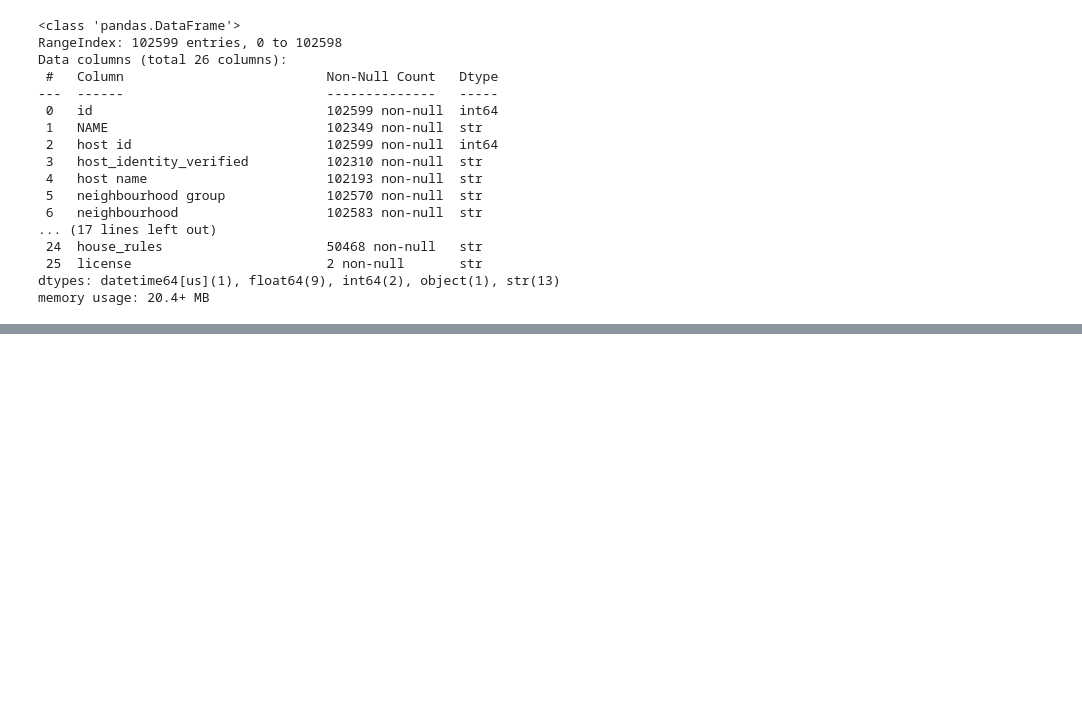
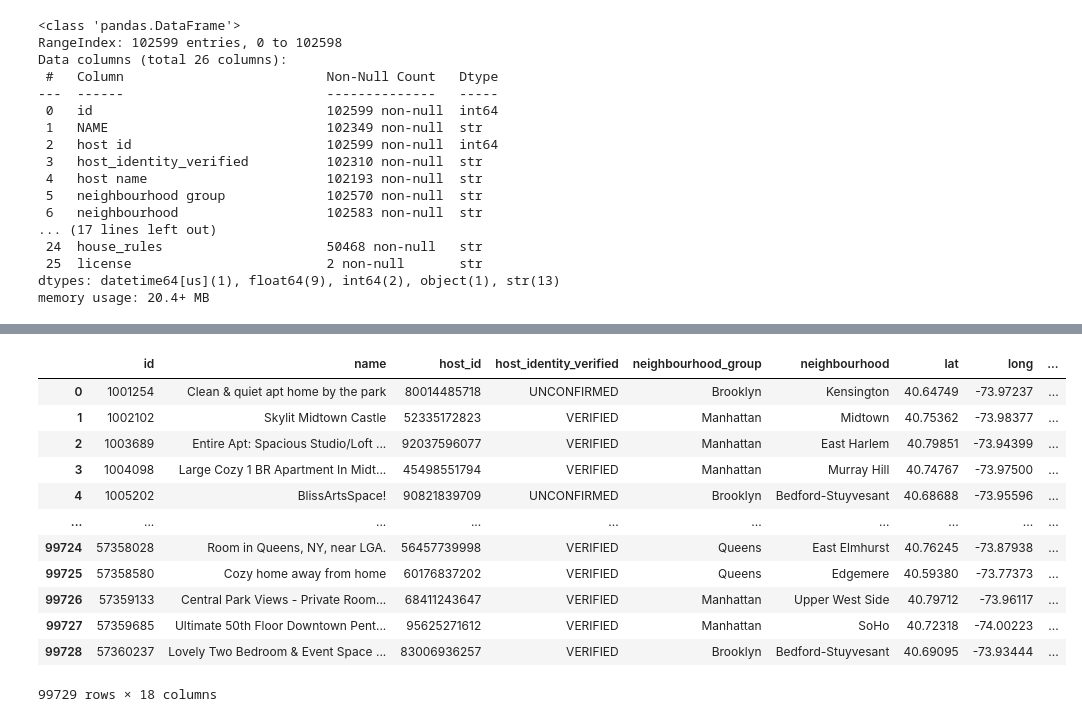
Before and after one commit to amirhjadidi/Data-Cleaning-Framework, a Jupyter notebook: airbnb/airbnb_dataset_cleaning.ipynb, the cells around one changed output, grey strips where cells are left out. Drawn from its saved outputs; the diff is of its cells as text; code cells hidden in the pictures; blank space fills up the shorter version.

```diff
--- a/airbnb/airbnb_dataset_cleaning.ipynb
+++ b/airbnb/airbnb_dataset_cleaning.ipynb
@@ -63,0 +195,2 @@ data2 = data.drop(columns_to_drop, axis=1)
+# %%
+data.dropna(inplace=True)
@@ -63,0 +275,26 @@ data2 = data.drop(columns_to_drop, axis=1)
+# %%
+# cleaning host_identity_verified
+data['host_identity_verified'] = data['host_identity_verified'].str.upper()
+data['host_identity_verified'] = data['host_identity_verified'].astype('category')
+# %%
+# cleaning instant_bookable
+data['instant_bookable'] = data['instant_bookable'].apply(lambda x: 1 if x == True else 0)
+# %%
+data.reset_index(inplace=True)
+data.drop(columns=['index'], inplace=True)
+# %%
+data
+# %% [output]
+|  | id | name | host_id | host_identity_verified | neighbourhood_group | neighbourhood | lat | long | ... |
+| 0 | 1001254 | Clean & quiet apt home by the park | 80014485718 | UNCONFIRMED | Brooklyn | Kensington | 40.64749 | -73.97237 | ... |
+| 1 | 1002102 | Skylit Midtown Castle | 52335172823 | VERIFIED | Manhattan | Midtown | 40.75362 | -73.98377 | ... |
+| 2 | 1003689 | Entire Apt: Spacious Studio/Loft ... | 92037596077 | VERIFIED | Manhattan | East Harlem | 40.79851 | -73.94399 | ... |
+| 3 | 1004098 | Large Cozy 1 BR Apartment In Midt... | 45498551794 | VERIFIED | Manhattan | Murray Hill | 40.74767 | -73.97500 | ... |
+| 4 | 1005202 | BlissArtsSpace! | 90821839709 | UNCONFIRMED | Brooklyn | Bedford-Stuyvesant | 40.68688 | -73.95596 | ... |
+| ... | ... | ... | ... | ... | ... | ... | ... | ... | ... |
+| 99724 | 57358028 | Room in Queens, NY, near LGA. | 56457739998 | VERIFIED | Queens | East Elmhurst | 40.76245 | -73.87938 | ... |
+| 99725 | 57358580 | Cozy home away from home | 60176837202 | VERIFIED | Queens | Edgemere | 40.59380 | -73.77373 | ... |
+| 99726 | 57359133 | Central Park Views - Private Room... | 68411243647 | VERIFIED | Manhattan | Upper West Side | 40.79712 | -73.96117 | ... |
+| 99727 | 57359685 | Ultimate 50th Floor Downtown Pent... | 95625271612 | VERIFIED | Manhattan | SoHo | 40.72318 | -74.00223 | ... |
+| 99728 | 57360237 | Lovely Two Bedroom & Event Space ... | 83006936257 | VERIFIED | Brooklyn | Bedford-Stuyvesant | 40.69095 | -73.93444 | ... |
+99729 rows × 18 columns
```
Also changed, not shown: parts of 29 cells of this notebook.
